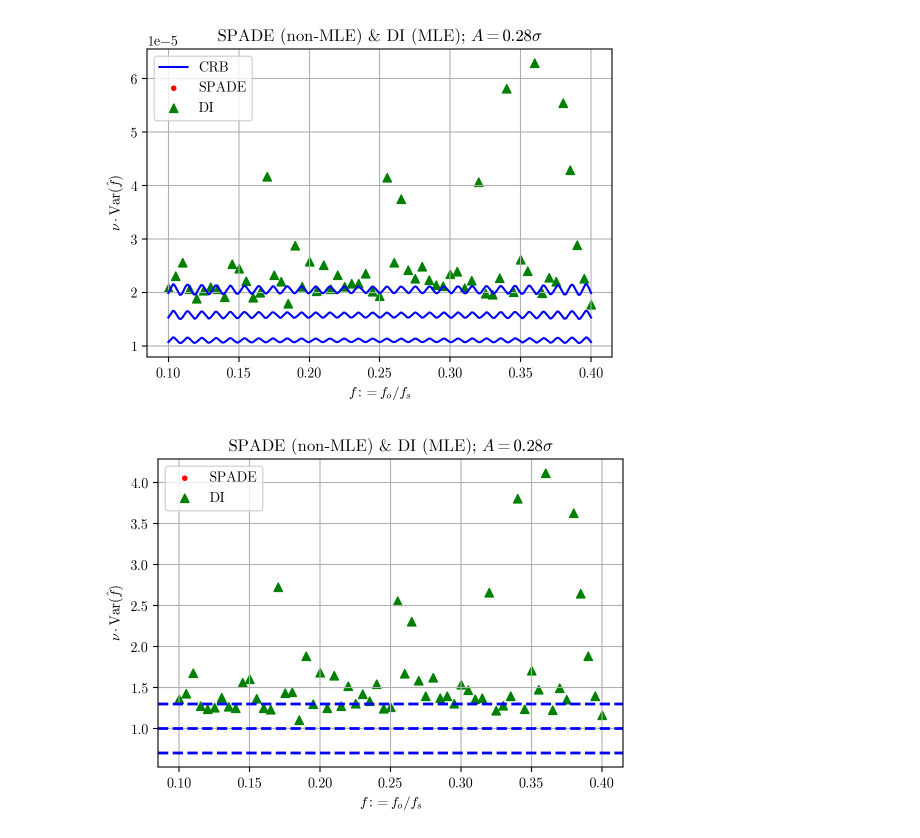
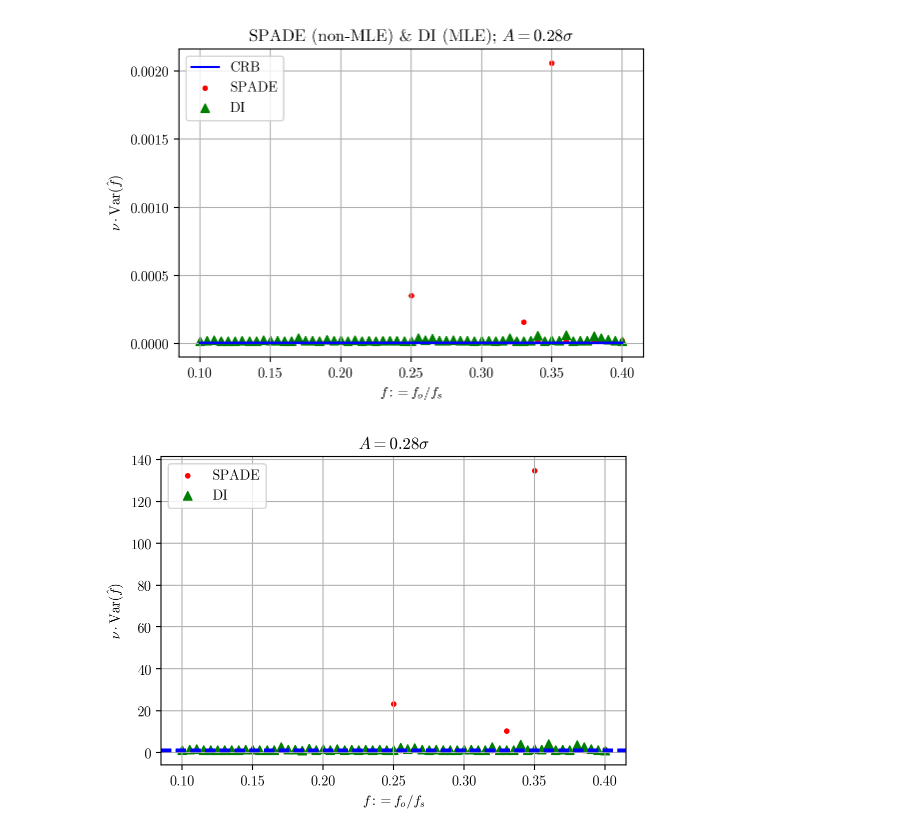
Before and after one commit to huchaoning/freqest-draft, a Jupyter notebook: plot.ipynb, the cells around one changed output. Cells and saved outputs as stored; diff of their text form; code cells hidden in the pictures.

Commit message:
最大似然估计有可能会造成估计值的方差小于 CRB, 尤其是在光子数比较少的情况下. 所以 SPADE 换回了 SUBSTRACT 算法

```diff
--- a/plot.ipynb
+++ b/plot.ipynb
@@ -3,8 +3,6 @@ from myutils import *
 from src import *
 # %%
 file_tree = [
-    # r'__estimates__\spade_5px.sub\*',
-    # r'__estimates__\di_5px\*'
-
+    r'__estimates__\spade_3px\*',
     r'__estimates__\di_3px\*'
 ]
@@ -10,0 +23,4 @@ file_tree = [
+# %%
+c = LoadEstimates(r'__estimates__\spade_3px\spade_0.25.npz')
+print(c.frequency_estimates.mean())
+plot(c.frequency_estimates)
@@ -11,35 +30,35 @@ file_tree = [
 # %%
 x_axis = np.linspace(0.1, 0.4, 1000)
-A = 3 * DMD.PIXEL_SIZE / 2
+A = 5 * DMD.PIXEL_SIZE / 2
 
 crb = (1 / FisherInformation([A], x_axis))[0]
 
 plot(x_axis, crb, 'b', label='CRB')
 plot(x_axis, 0.7 * crb, 'b')
 plot(x_axis, 1.3 * crb, 'b')
 
-for file in file_tree:
+for i, file in enumerate(file_tree):
     for f in glob(file):
         c = LoadEstimates(f)
         if c.metadata.measurement == 'DI':
             m = '^'
             cl = 'g'
         elif c.metadata.measurement == 'SPADE':
             m = '.'
             cl = 'r'
-        scatter(c.metadata.ground_truth, c.frequency_estimates.var(ddof=1) * c.photons.mean(), marker=m, c=cl)
+        scatter(c.metadata.ground_truth, c.frequency_estimates.var(ddof=1) * c.photons.mean(), marker=m, c=['r', 'g'][i])
 
 
 scatter([], [], marker='.', c='r', label='SPADE')
 scatter([], [], marker='^', c='g', label='DI')
 
 
 plt.xlabel(r'$f := f_o / f_s$')
 plt.ylabel(r'$\nu\cdot{\rm Var}(\hat f)$')
 plt.title(rf'SPADE (non-MLE) & DI (MLE); $A = {np.round(3 * DMD.PIXEL_SIZE / 2 / 103, 2)}\sigma$')
 plt.show()
 # %% [output]
-[figure, old version]
+[figure, new version]
 # %%
 for file in file_tree:
     for f in glob(file):
@@ -65,7 +84,8 @@ axline(1.3, c='b', w=2)
 
 plt.xlabel(r'$f := f_o / f_s$')
 plt.ylabel(r'$\nu\cdot{\rm Var}(\hat f)$')
-plt.title(rf'SPADE (non-MLE) & DI (MLE); $A = {np.round(3 * DMD.PIXEL_SIZE / 2 / 103, 2)}\sigma$')
+plt.title(rf'$A = {np.round(3 * DMD.PIXEL_SIZE / 2 / 103, 2)}\sigma$')
+
 plt.show()
 # %% [output]
-[figure, old version]
+[figure, new version]
```
Also changed, not shown: parts of 6 cells of this notebook, 2 other files.
